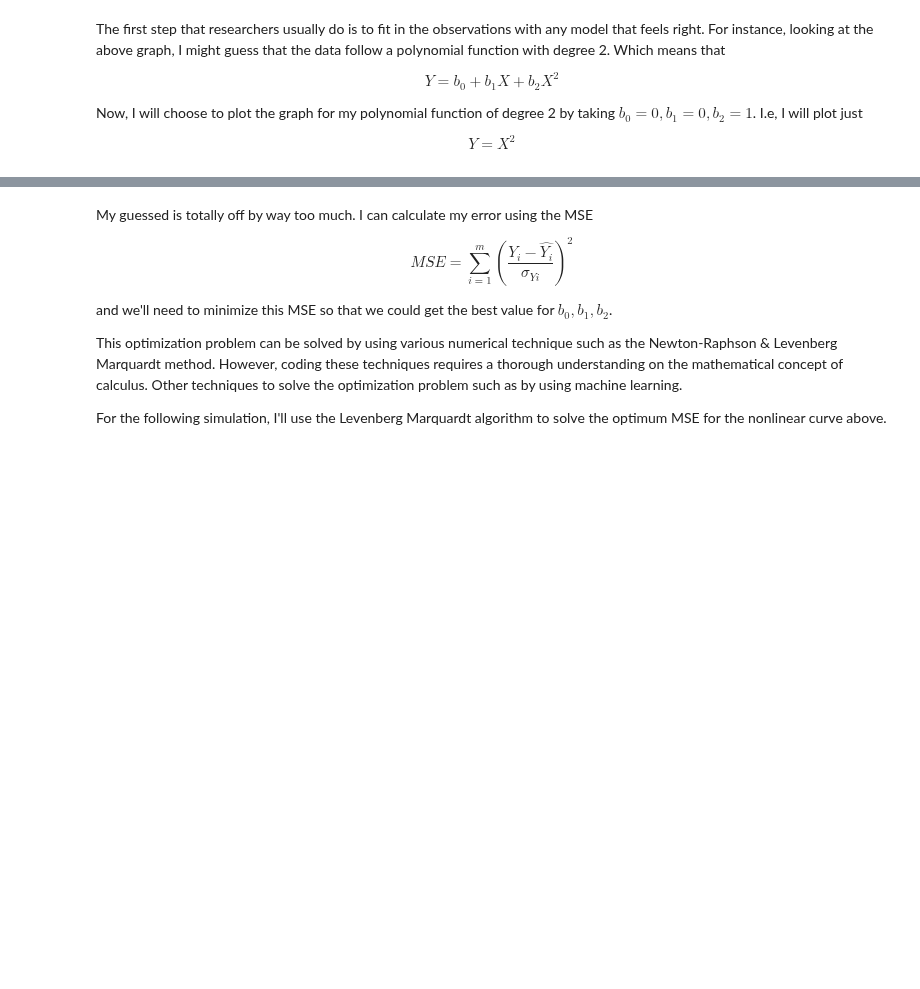
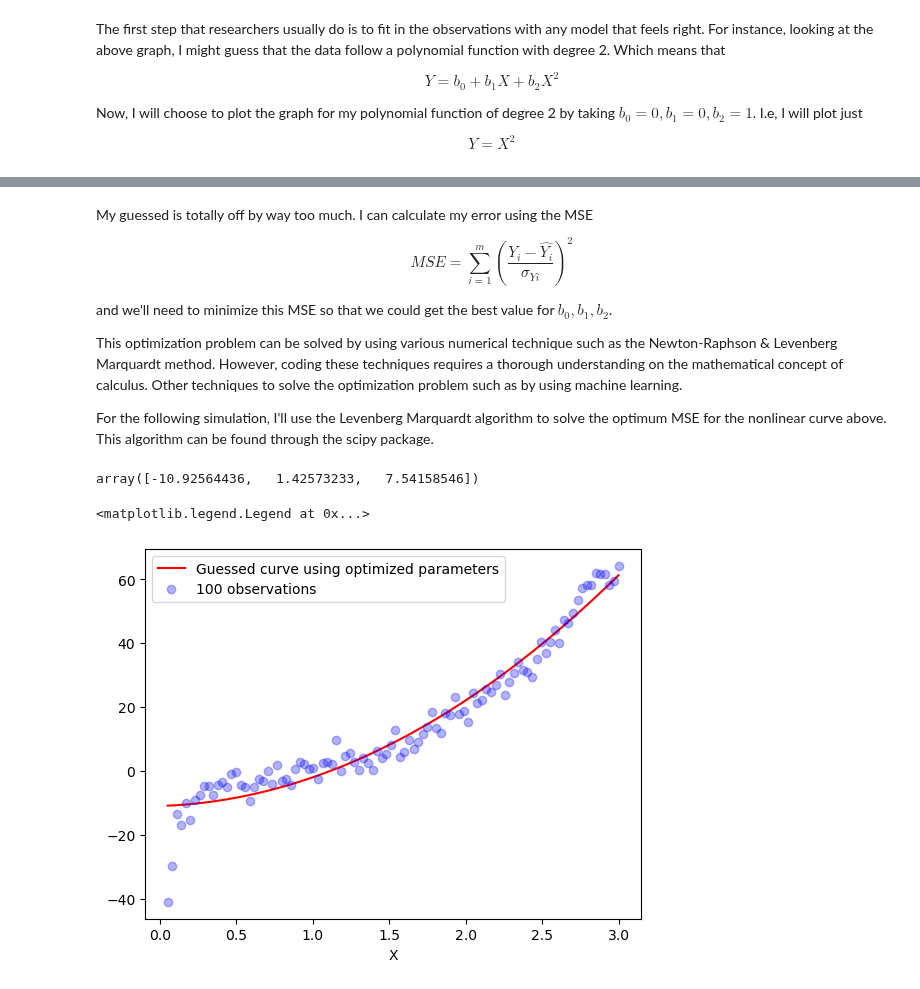
Before and after one commit to FaizAzhar/DataScience-studies, a Jupyter notebook: Statistical Tools Simulations/Nonlinear Regression Simulation.ipynb, the cells around one changed output, grey strips where cells are left out. Drawn from its saved outputs; the diff is of its cells as text; code cells hidden in the pictures; blank space fills up the shorter version.

```diff
--- a/Statistical Tools Simulations/Nonlinear Regression Simulation.ipynb
+++ b/Statistical Tools Simulations/Nonlinear Regression Simulation.ipynb
@@ -74,4 +74,27 @@ and we'll need to minimize this MSE so that we could get the best value for $ b_
 
 This optimization problem can be solved by using various numerical technique such as the Newton-Raphson & Levenberg Marquardt method. However, coding these techniques requires a thorough understanding on the mathematical concept of calculus. Other techniques to solve the optimization problem such as by using machine learning.
 
-For the following simulation, I'll use the Levenberg Marquardt algorithm to solve the optimum MSE for the nonlinear curve above.
+For the following simulation, I'll use the Levenberg Marquardt algorithm to solve the optimum MSE for the nonlinear curve above. This algorithm can be found through the scipy package.
+# %%
+from scipy.optimize import curve_fit
+
+def funy(x, a, b, c):
+    return a + b*x + c*(x**2)
+
+# the curve fit function accept curve_fit( f(), X data, Y data). The method 'lm' stands for levenberg-marquardt
+opt_point, point_cov = curve_fit(funy, X, Y, method='lm')
+
+# showing the optimum parameters that has minimum MSE
+opt_point
+# %% [output]
+array([-10.92564436,   1.42573233,   7.54158546])
+# %%
+y_opt = lambda x: opt_point[0] + opt_point[1]*x + opt_point[2]*(x**2)
+
+plt.plot(X,y_opt(X), color='red', label = "Guessed curve using optimized parameters")
+plt.plot(X,Y, 'bo', label = "100 observations", alpha = 0.3)
+plt.xlabel("X")
+plt.legend()
+# %% [output]
+<matplotlib.legend.Legend at 0x...>
+[figure, added]
```
Also changed, not shown: parts of 5 cells of this notebook.
